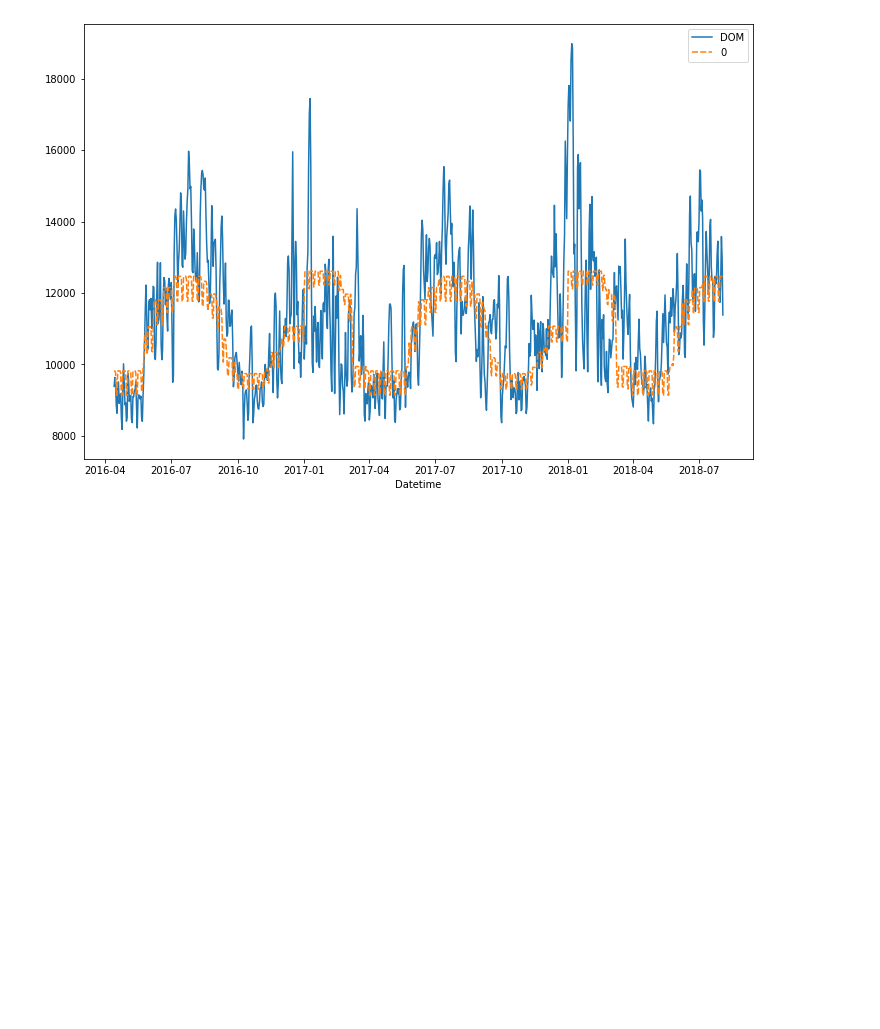
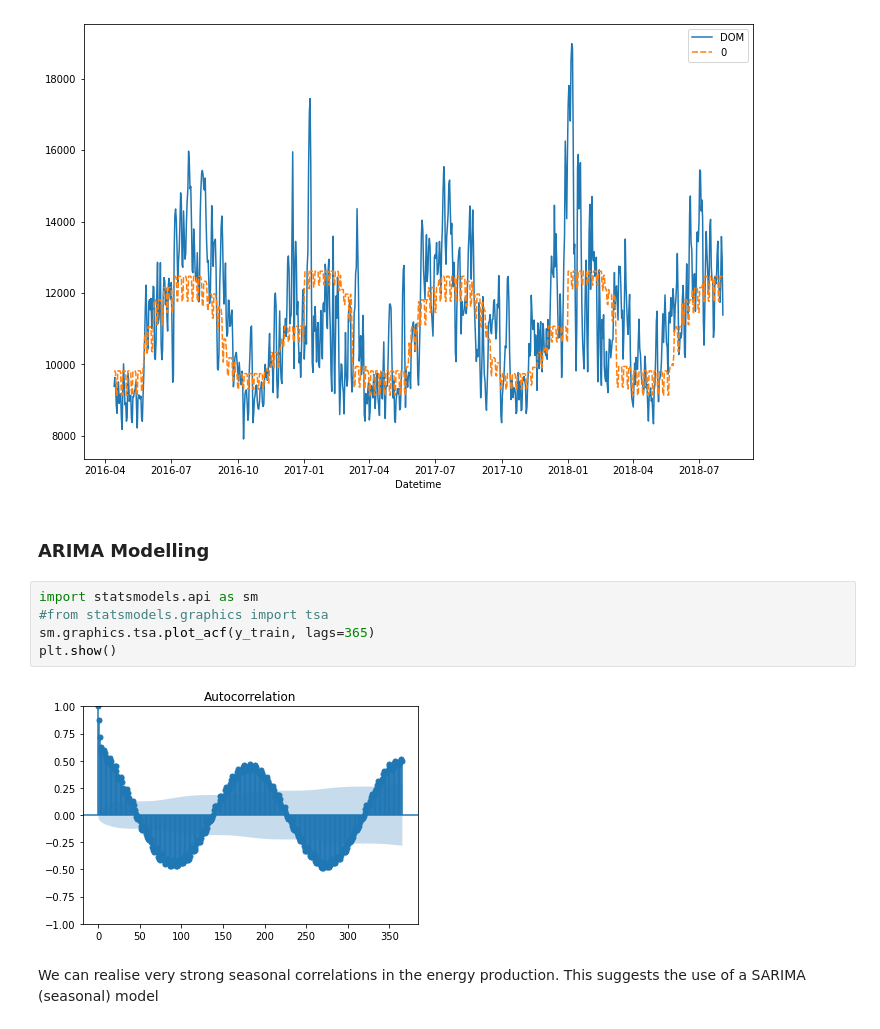
Before and after one commit to alexjjo/kaggle, a Jupyter notebook: energy-forecasting/energy-time-series-forecasting.ipynb, the cells around one changed output. Cells and saved outputs as stored; diff of their text form; blank space fills up the shorter version.

```diff
--- a/energy-forecasting/energy-time-series-forecasting.ipynb
+++ b/energy-forecasting/energy-time-series-forecasting.ipynb
@@ -307,3 +307,14 @@ print(f'RMSE Score on Test set: {score:0.3f}')
 [99]    validation_0-rmse:1158.09068    validation_1-rmse:1493.64898
 RMSE Score on Test set: 1493.649
 [figure]
+# %% [markdown]
+### **ARIMA Modelling**
+# %%
+import statsmodels.api as sm
+#from statsmodels.graphics import tsa
+sm.graphics.tsa.plot_acf(y_train, lags=365)
+plt.show()
+# %% [output]
+[figure, added]
+# %% [markdown]
+We can realise very strong seasonal correlations in the energy production. This suggests the use of a SARIMA (seasonal) model
```
Also changed, not shown: parts of 11 cells of this notebook.
